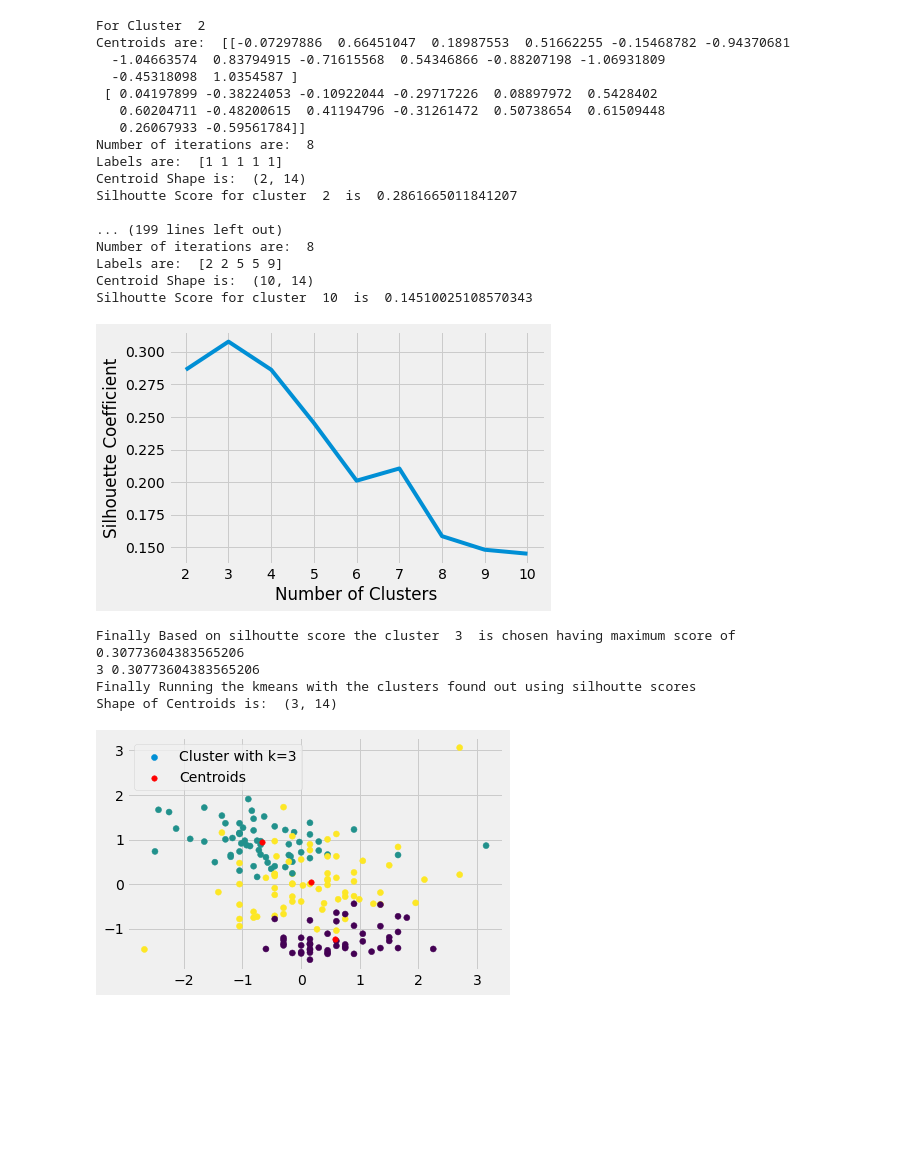
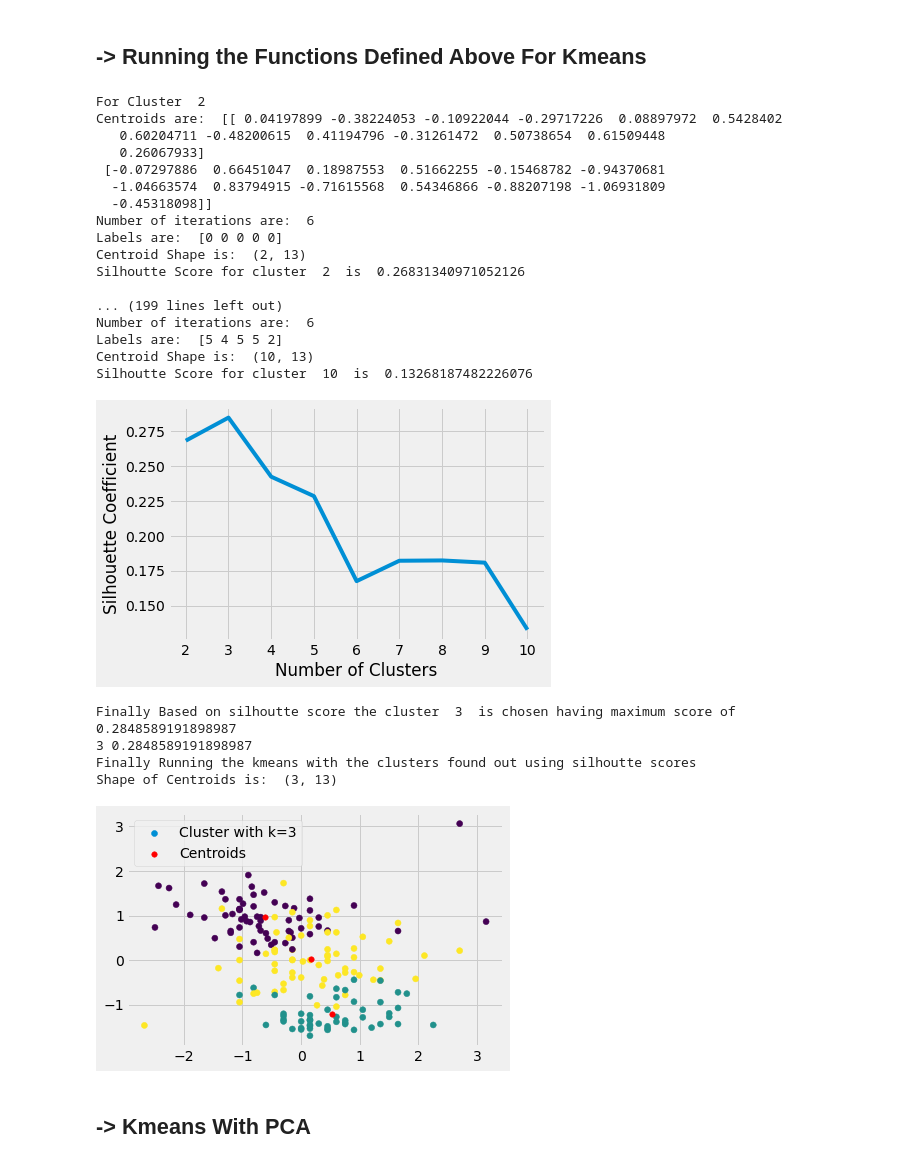
Before and after one commit to Jay0774/MACHINE-LEARNING, a Jupyter notebook: K-Means, GMM and PCA/K_means.ipynb, the cells around one changed output. Drawn from its saved outputs; the diff is of its cells as text; code cells hidden in the pictures; blank space fills up the shorter version.

```diff
--- a/K-Means, GMM and PCA/K_means.ipynb
+++ b/K-Means, GMM and PCA/K_means.ipynb
@@ -177,10 +215,10 @@ c ='Customer_Segment'
 print(df[c].unique())
 #le = LabelEncoder()
 #df[c] = le.fit_transform(df[c])
-X = df.values
 y_true = df[c]
+X = df.iloc[:,:13]
 print(df.info())
-print(X)
+print(X.columns)
 print(y_true)
 # %% [output]
 [1 2 3]
@@ -243,31 +281,35 @@ print(scaled_features[:5])
+# %% [markdown]
+## -> Running the Functions Defined Above For Kmeans
 # %%
 cluster,sil = kmeans_clustering_find_clusters(scaled_features,11)
 print(cluster,sil)
-km = final_kmeans(scaled_features,cluster)
+km = final_kmeans(scaled_features,3,6,cluster)
 # %% [output]
 For Cluster  2
-Centroids are:  [[-0.07297886  0.66451047  0.18987553  0.51662255 -0.15468782 -0.94370681
+Centroids are:  [[ 0.04197899 -0.38224053 -0.10922044 -0.29717226  0.08897972  0.5428402
+   0.60204711 -0.48200615  0.41194796 -0.31261472  0.50738654  0.61509448
+   0.26067933]
+ [-0.07297886  0.66451047  0.18987553  0.51662255 -0.15468782 -0.94370681
   -1.04663574  0.83794915 -0.71615568  0.54346866 -0.88207198 -1.06931809
-  -0.45318098  1.0354587 ]
- [ 0.04197899 -0.38224053 -0.10922044 -0.29717226  0.08897972  0.5428402
-   0.60204711 -0.48200615  0.41194796 -0.31261472  0.50738654  0.61509448
-   0.26067933 -0.59561784]]
-Number of iterations are:  8
-Labels are:  [1 1 1 1 1]
-Centroid Shape is:  (2, 14)
-Silhoutte Score for cluster  2  is  0.2861665011841207
+  -0.45318098]]
+Number of iterations are:  6
+Labels are:  [0 0 0 0 0]
+Centroid Shape is:  (2, 13)
+Silhoutte Score for cluster  2  is  0.26831340971052126
 
 ... (199 lines left out)
-Number of iterations are:  8
-Labels are:  [2 2 5 5 9]
-Centroid Shape is:  (10, 14)
-Silhoutte Score for cluster  10  is  0.14510025108570343
+Number of iterations are:  6
+Labels are:  [5 4 5 5 2]
+Centroid Shape is:  (10, 13)
+Silhoutte Score for cluster  10  is  0.13268187482226076
-[figure, old version]
+[figure, new version]
-Finally Based on silhoutte score the cluster  3  is chosen having maximum score of  0.30773604383565206
-3 0.30773604383565206
+Finally Based on silhoutte score the cluster  3  is chosen having maximum score of  0.2848589191898987
+3 0.2848589191898987
 Finally Running the kmeans with the clusters found out using silhoutte scores
-Shape of Centroids is:  (3, 14)
+Shape of Centroids is:  (3, 13)
-[figure, old version]
+[figure, new version]
+# %% [markdown]
+## -> Kmeans With PCA
 # %%
 kmeans_pca(scaled_features,cluster)
 # %% [output]
```
Also changed, not shown: parts of 30 cells of this notebook, 1 other file.
